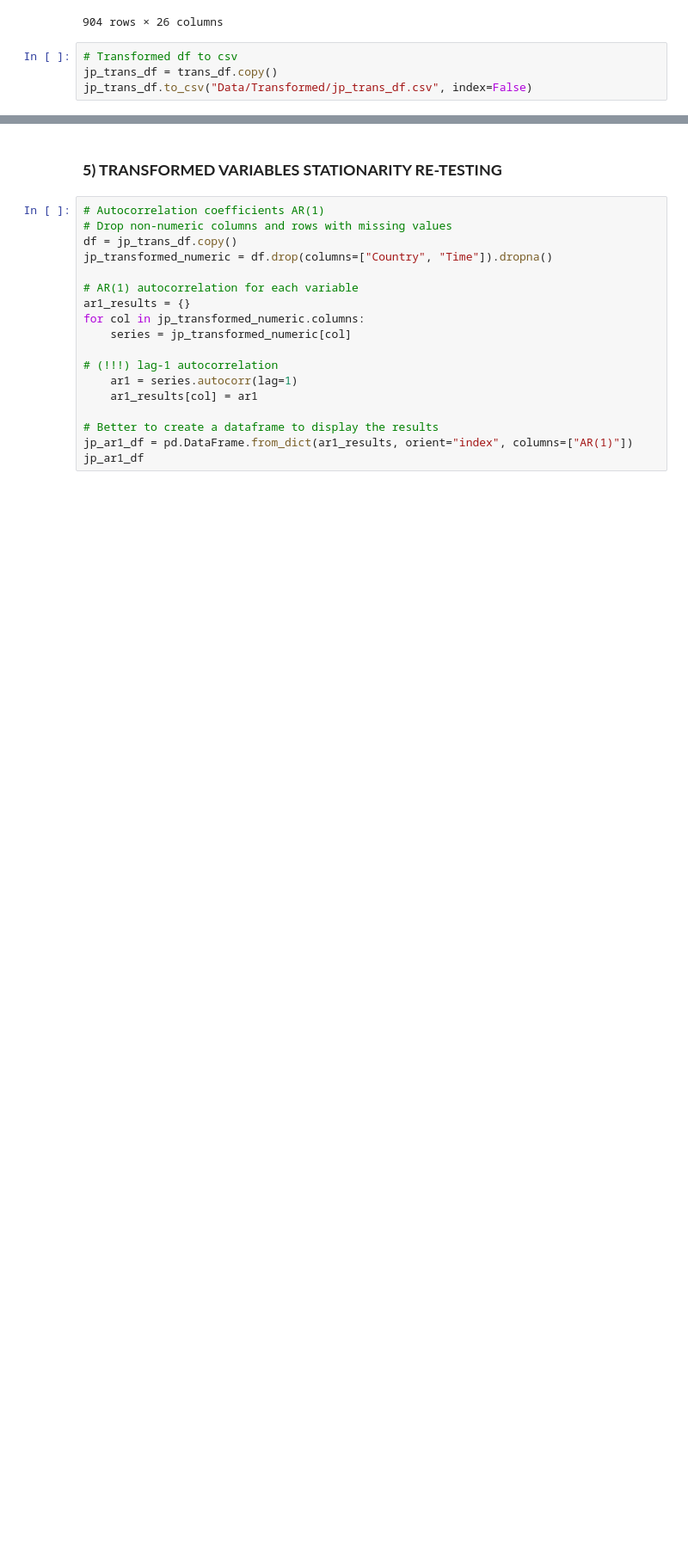
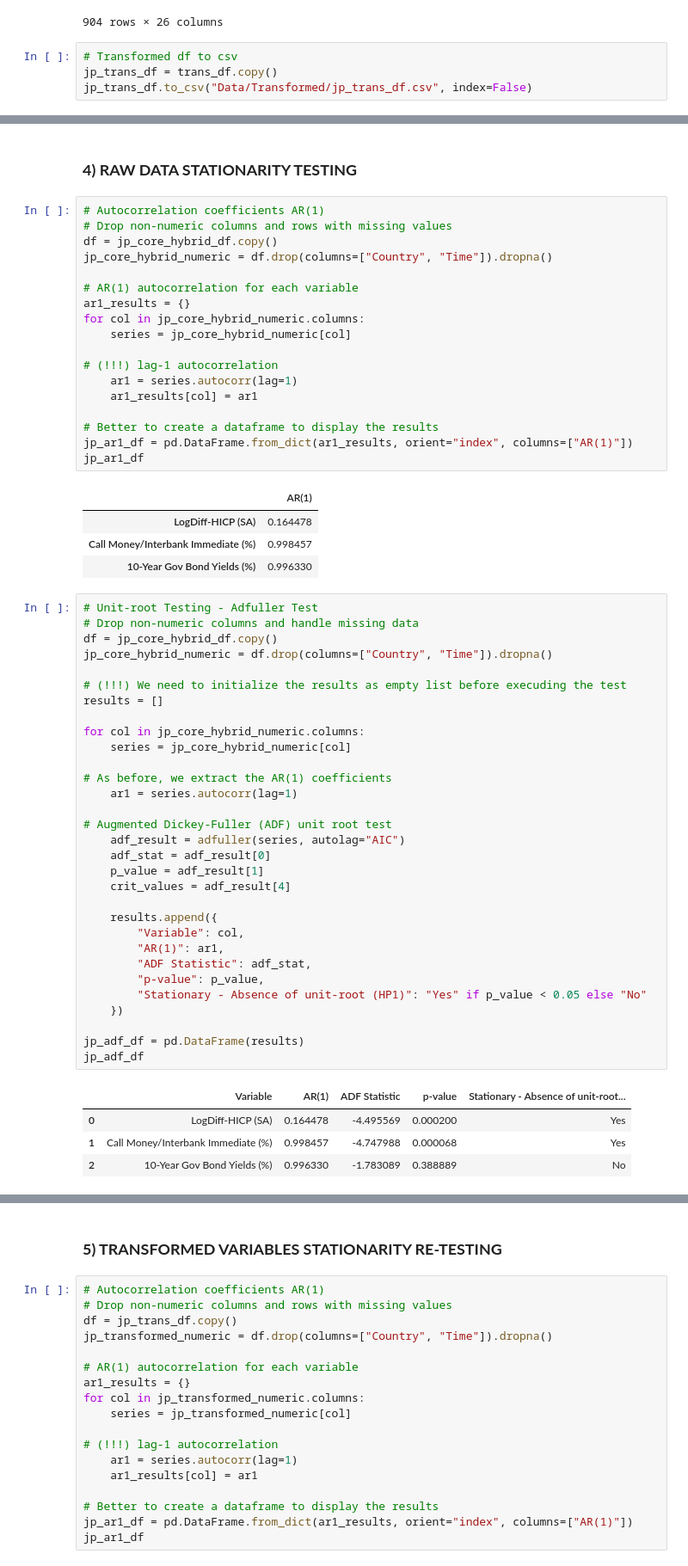
Before and after one commit to EliaLand/Policy_Target_RegimeSwitchingPersistence, a Jupyter notebook: Module2_stats_data_transformation.ipynb, the cells around one changed output, grey strips where cells are left out. Shown at 86% size. Saved outputs shown, nothing was run; the diff lists cells and outputs as text; blank space fills up the shorter version.

```diff
--- a/Module2_stats_data_transformation.ipynb
+++ b/Module2_stats_data_transformation.ipynb
@@ -364,0 +278,61 @@ jp_trans_df.to_csv("Data/Transformed/jp_trans_df.csv", index=False)
+# %% [markdown]
+### **4) RAW DATA STATIONARITY TESTING**
+# %%
+# Autocorrelation coefficients AR(1)
+# Drop non-numeric columns and rows with missing values
+df = jp_core_hybrid_df.copy()
+jp_core_hybrid_numeric = df.drop(columns=["Country", "Time"]).dropna()
+
+# AR(1) autocorrelation for each variable
+ar1_results = {}
+for col in jp_core_hybrid_numeric.columns:
+    series = jp_core_hybrid_numeric[col]
+
+# (!!!) lag-1 autocorrelation
+    ar1 = series.autocorr(lag=1)
+    ar1_results[col] = ar1
+
+# Better to create a dataframe to display the results
+jp_ar1_df = pd.DataFrame.from_dict(ar1_results, orient="index", columns=["AR(1)"])
+jp_ar1_df
+# %% [output]
+|  | AR(1) |
+| LogDiff-HICP (SA) | 0.164478 |
+| Call Money/Interbank Immediate (%) | 0.998457 |
+| 10-Year Gov Bond Yields (%) | 0.996330 |
+# %%
+# Unit-root Testing - Adfuller Test
+# Drop non-numeric columns and handle missing data
+df = jp_core_hybrid_df.copy()
+jp_core_hybrid_numeric = df.drop(columns=["Country", "Time"]).dropna()
+
+# (!!!) We need to initialize the results as empty list before execuding the test
+results = []
+
+for col in jp_core_hybrid_numeric.columns:
+    series = jp_core_hybrid_numeric[col]
+
+# As before, we extract the AR(1) coefficients
+    ar1 = series.autocorr(lag=1)
+
+# Augmented Dickey-Fuller (ADF) unit root test
+    adf_result = adfuller(series, autolag="AIC")
+    adf_stat = adf_result[0]
+    p_value = adf_result[1]
+    crit_values = adf_result[4]
+
+    results.append({
+        "Variable": col,
+        "AR(1)": ar1,
+        "ADF Statistic": adf_stat,
+        "p-value": p_value,
+        "Stationary - Absence of unit-root (HP1)": "Yes" if p_value < 0.05 else "No"
+    })
+
+jp_adf_df = pd.DataFrame(results)
+jp_adf_df
+# %% [output]
+|  | Variable | AR(1) | ADF Statistic | p-value | Stationary - Absence of unit-root... |
+| 0 | LogDiff-HICP (SA) | 0.164478 | -4.495569 | 0.000200 | Yes |
+| 1 | Call Money/Interbank Immediate (%) | 0.998457 | -4.747988 | 0.000068 | Yes |
+| 2 | 10-Year Gov Bond Yields (%) | 0.996330 | -1.783089 | 0.388889 | No |
```
Also changed, not shown: parts of 9 cells of this notebook, 3 other files.
